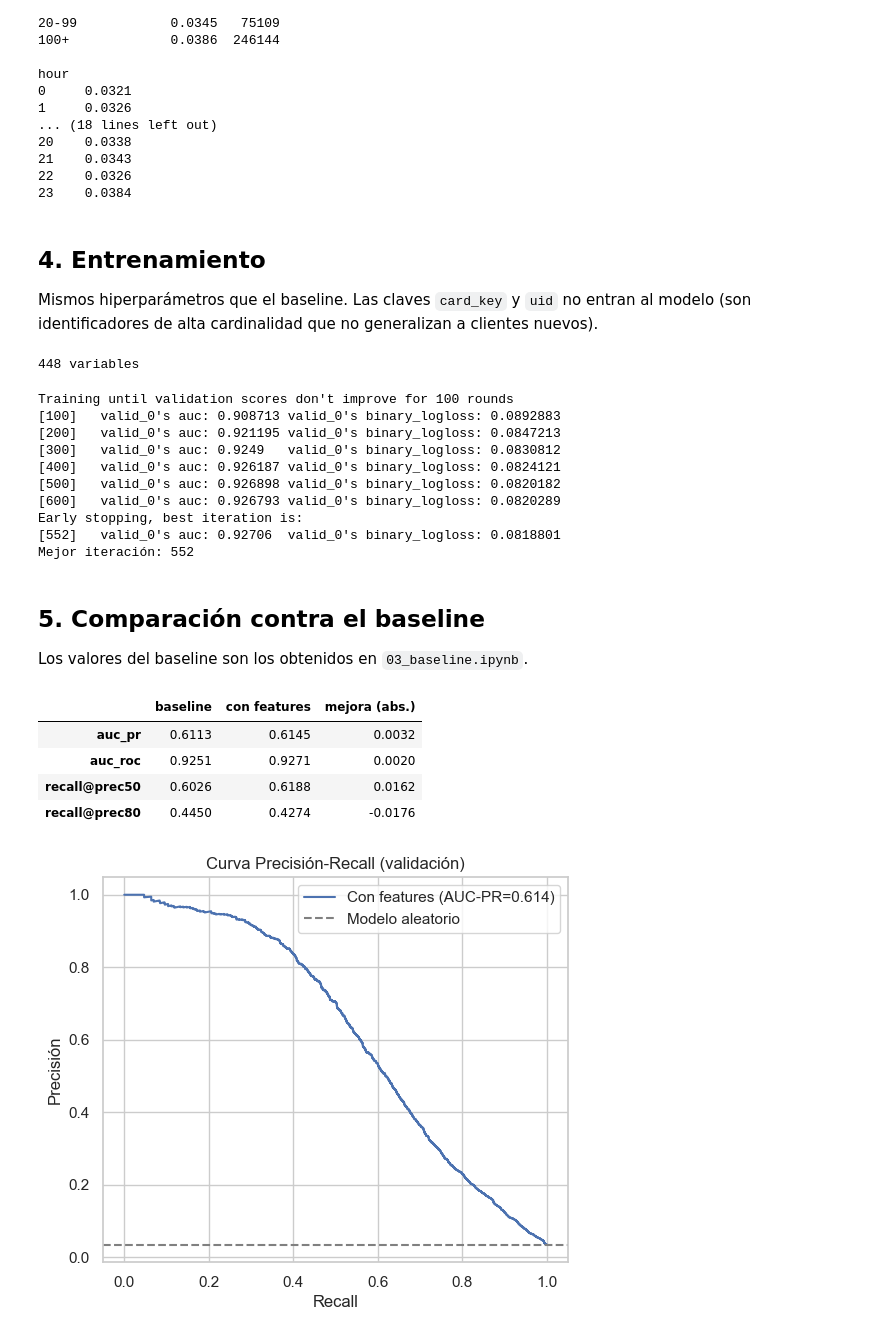
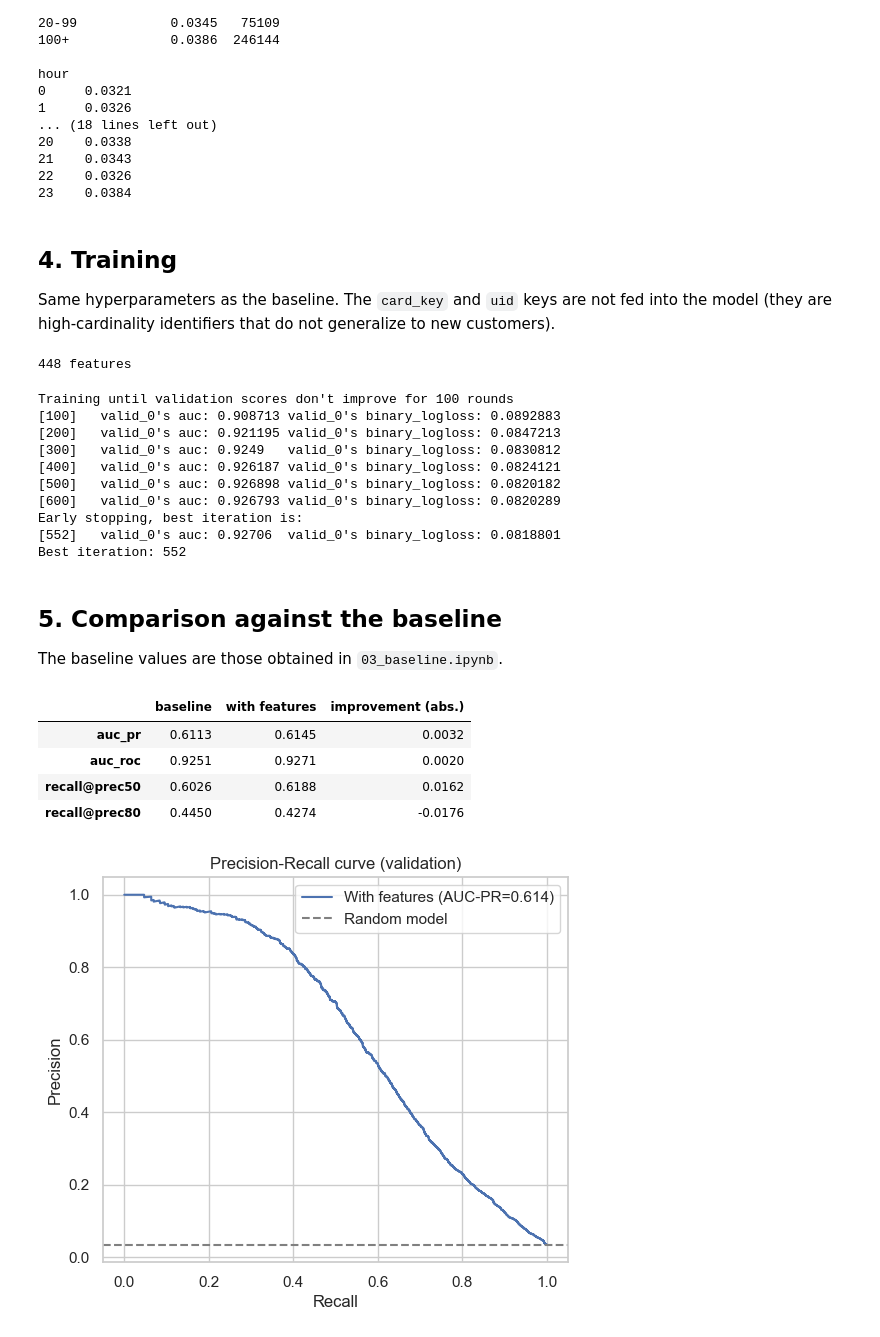
Before and after one commit to CarlosAdolfoPeralta/project_fraud_detection_ieee, a Jupyter notebook: notebooks/04_feature_engineering.ipynb, the cells around one changed output. Cells and saved outputs as stored; diff of their text form; code cells hidden in the pictures.

```diff
--- a/notebooks/04_feature_engineering.ipynb
+++ b/notebooks/04_feature_engineering.ipynb
@@ -105,12 +105,12 @@ hour
 22    0.0326
 23    0.0384
 # %% [markdown]
-## 4. Entrenamiento
-Mismos hiperparámetros que el baseline. Las claves `card_key` y `uid` no entran al modelo (son identificadores de alta cardinalidad que no generalizan a clientes nuevos).
+## 4. Training
+Same hyperparameters as the baseline. The `card_key` and `uid` keys are not fed into the model (they are high-cardinality identifiers that do not generalize to new customers).
 # %%
 DROP = ["TransactionID", "TransactionDT", "day", "isFraud"] + KEY_COLS
 features = [c for c in df.columns if c not in DROP]
-print(len(features), "variables")
+print(len(features), "features")
 
 X_train, y_train = train[features], train["isFraud"]
 X_valid, y_valid = valid[features], valid["isFraud"]
@@ -126,9 +126,9 @@ model.fit(
     eval_set=[(X_valid, y_valid)], eval_metric="auc",
     callbacks=[lgb.early_stopping(100), lgb.log_evaluation(100)],
 )
-print("Mejor iteración:", model.best_iteration_)
+print("Best iteration:", model.best_iteration_)
 # %% [output]
-448 variables
+448 features
 Training until validation scores don't improve for 100 rounds
 [100]   valid_0's auc: 0.908713 valid_0's binary_logloss: 0.0892883
 [200]   valid_0's auc: 0.921195 valid_0's binary_logloss: 0.0847213
@@ -138,20 +138,20 @@ Training until validation scores don't improve for 100 rounds
 [600]   valid_0's auc: 0.926793 valid_0's binary_logloss: 0.0820289
 Early stopping, best iteration is:
 [552]   valid_0's auc: 0.92706  valid_0's binary_logloss: 0.0818801
-Mejor iteración: 552
+Best iteration: 552
 # %% [markdown]
-## 5. Comparación contra el baseline
-Los valores del baseline son los obtenidos en `03_baseline.ipynb`.
+## 5. Comparison against the baseline
+The baseline values are those obtained in `03_baseline.ipynb`.
 # %%
 p_valid = model.predict_proba(X_valid)[:, 1]
 res_fe = evaluate(y_valid, p_valid)
 
 res_base = {"auc_pr": 0.6113, "auc_roc": 0.9251, "recall@prec50": 0.6026, "recall@prec80": 0.4450}
-comp = pd.DataFrame({"baseline": res_base, "con features": {k: res_fe[k] for k in res_base}})
-comp["mejora (abs.)"] = comp["con features"] - comp["baseline"]
+comp = pd.DataFrame({"baseline": res_base, "with features": {k: res_fe[k] for k in res_base}})
+comp["improvement (abs.)"] = comp["with features"] - comp["baseline"]
 comp.round(4)
 # %% [output]
-|  | baseline | con features | mejora (abs.) |
+|  | baseline | with features | improvement (abs.) |
 | auc_pr | 0.6113 | 0.6145 | 0.0032 |
 | auc_roc | 0.9251 | 0.9271 | 0.0020 |
 | recall@prec50 | 0.6026 | 0.6188 | 0.0162 |
@@ -159,10 +159,10 @@ comp.round(4)
 # %%
 prec, rec, _ = precision_recall_curve(y_valid, p_valid)
 plt.figure(figsize=(6, 5))
-plt.plot(rec, prec, label=f"Con features (AUC-PR={res_fe['auc_pr']:.3f})")
-plt.axhline(y_valid.mean(), color="gray", linestyle="--", label="Modelo aleatorio")
-plt.xlabel("Recall"); plt.ylabel("Precisión"); plt.title("Curva Precisión-Recall (validación)")
+plt.plot(rec, prec, label=f"With features (AUC-PR={res_fe['auc_pr']:.3f})")
+plt.axhline(y_valid.mean(), color="gray", linestyle="--", label="Random model")
+plt.xlabel("Recall"); plt.ylabel("Precision"); plt.title("Precision-Recall curve (validation)")
 plt.legend(); plt.show()
 # %% [output]
-[figure, old version]
+[figure, new version]
 # %% [markdown]
```
Also changed, not shown: parts of 18 cells of this notebook, 11 other files.
